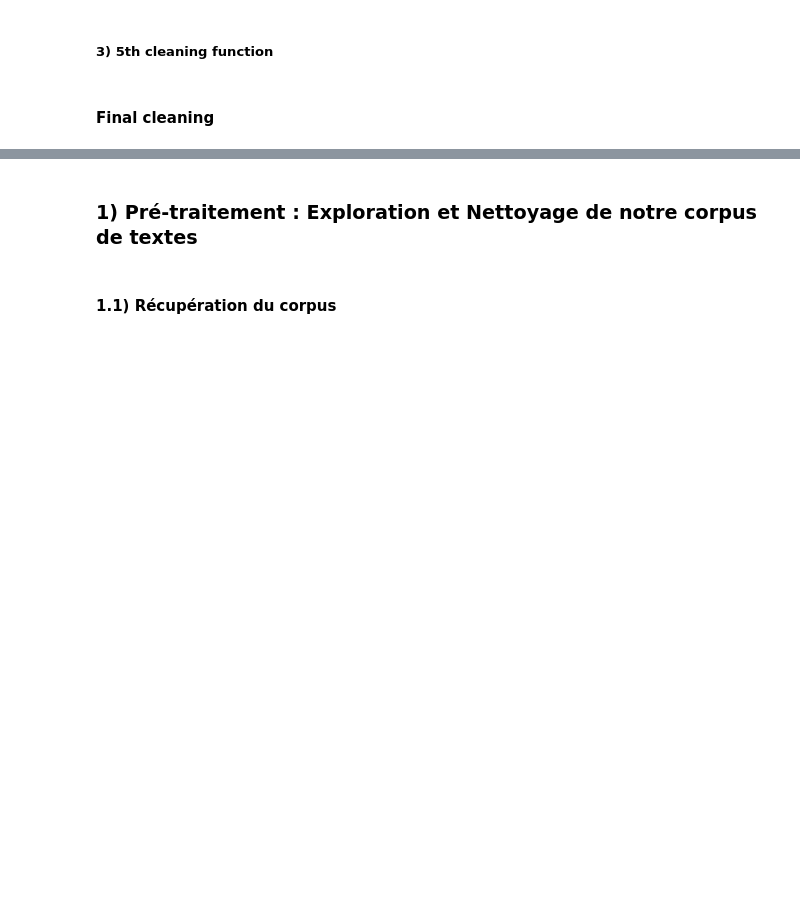
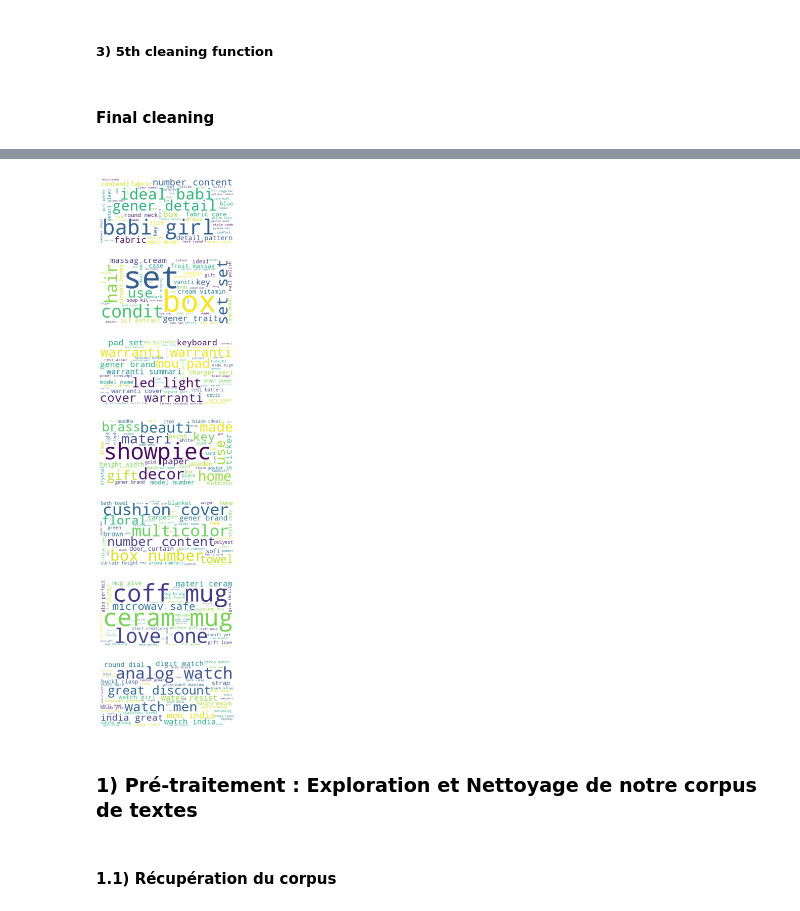
Before and after one commit to oumeima-elgharbi/P6_Data_Science_OpenClassrooms, a Jupyter notebook: P6_01_NLP.ipynb, the cells around one changed output, grey strips where cells are left out. Drawn from its saved outputs; the diff is of its cells as text; code cells hidden in the pictures; blank space fills up the shorter version.

Commit message:
duplicated ok, cleaning doc ok

```diff
--- a/P6_01_NLP.ipynb
+++ b/P6_01_NLP.ipynb
@@ -1557,5 +1657,5 @@ def final_clean(doc):
     return new_doc
 # %%
-# data["clean_text"] = data.text.apply(final_clean)
-df = data.copy()
-df["clean_text"] = df.text.parallel_apply(final_clean)
+data["clean_text"] = data.text.apply(final_clean)
+#df = data.copy()
+#df["clean_text"] = df.text.parallel_apply(final_clean)
@@ -1601,0 +1723,3 @@ data.to_csv("dataset/text/cleaned/final_data_text", index=False)
+# %%
+for i in range(7):
+    globals()["df_clean_" + str(i)] = data[data.target == i]
@@ -1601,0 +1735,13 @@ data.to_csv("dataset/text/cleaned/final_data_text", index=False)
+# %%
+for i in range(7):
+    globals()["corpus_clean_" + str(i)] = " ".join(globals()["df_clean_" + str(i)].clean_text)
+
+for i in range(7):
+    globals()["corpus_clean_" + str(i)] = process_text_5(globals()["corpus_clean_" + str(i)],
+                                                   rejoin=False,
+                                                         lem_or_stem="stem",
+                                                   list_rare_words=list_unique_words,
+                                                   eng_words=eng_words_stem,
+                                                    extra_words=duplicated_words_set)
+# %%
+corpus_clean_list = [globals()["corpus_clean_" + str(i)] for i in range(7)]
@@ -1602,3 +1768,7 @@ data.to_csv("dataset/text/cleaned/final_data_text", index=False)
+# %%
+display_wordcloud(corpus_clean_list)
+# %% [output]
+[figure, added]
 # %% [markdown]
 ### 1) Pré-traitement : Exploration et Nettoyage de notre corpus de textes
 # %% [markdown]
```
Also changed, not shown: parts of 52 cells of this notebook.
